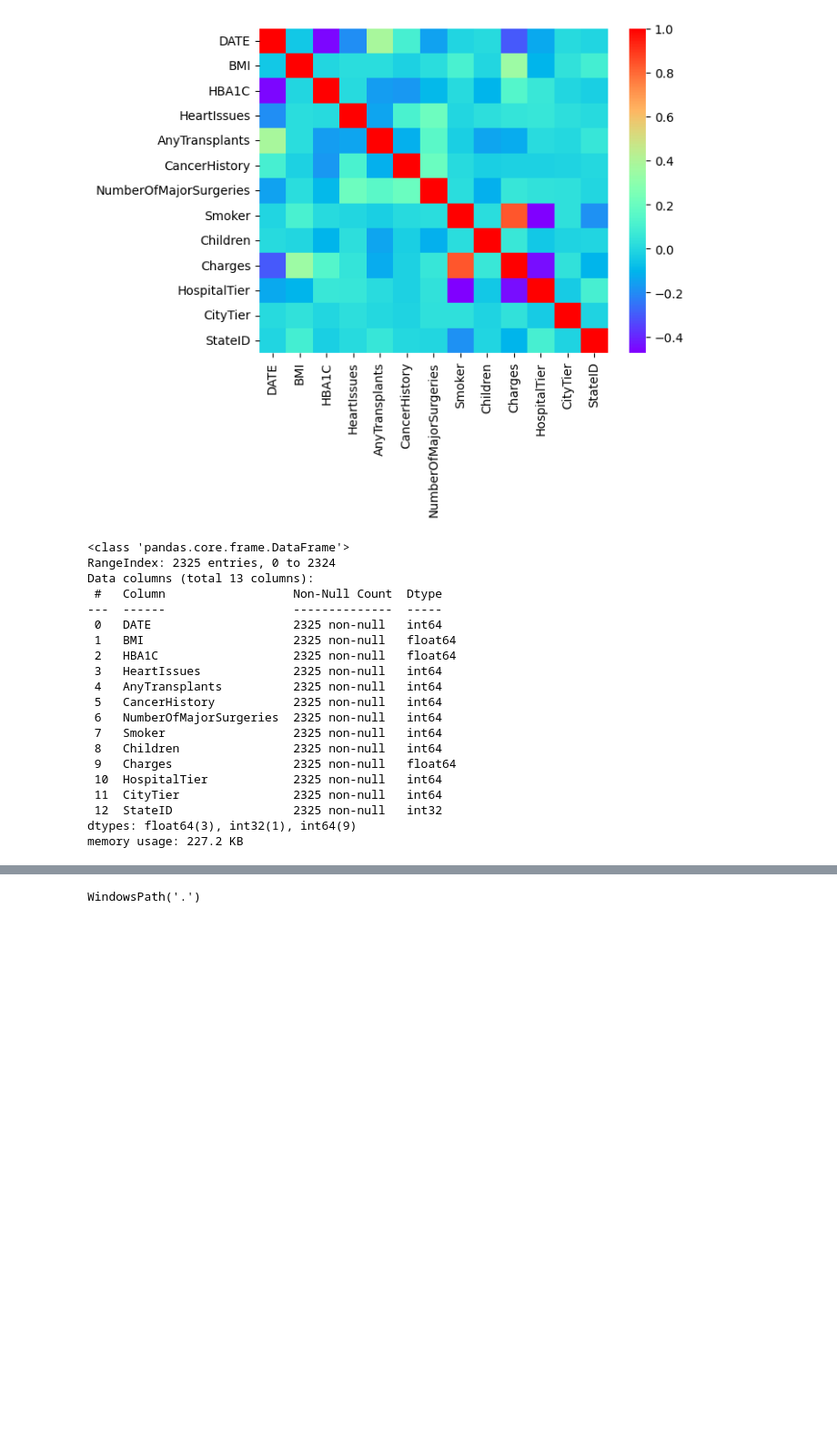
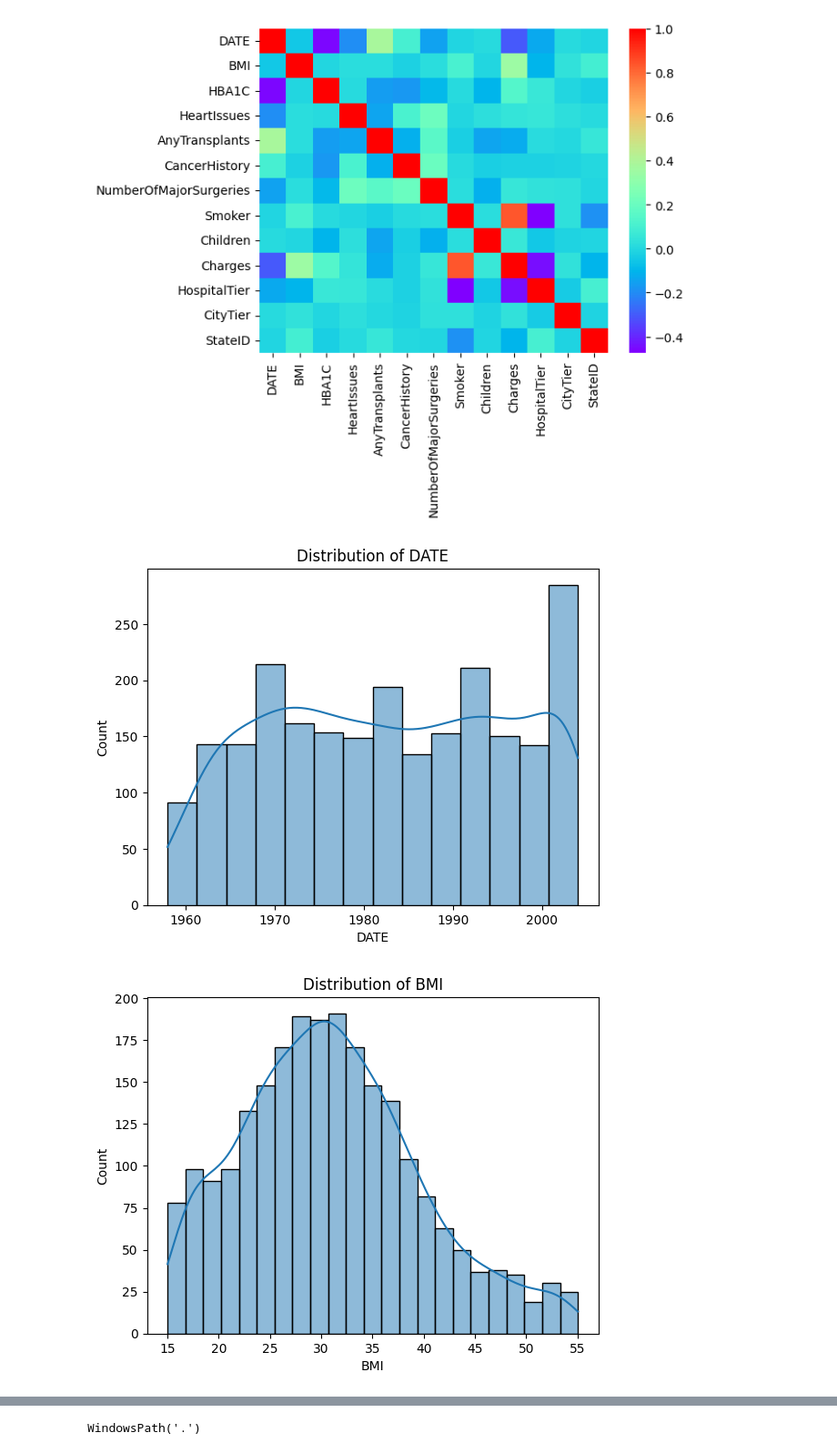
Before and after one commit to Som-III/DataScience_Project, a Jupyter notebook: research/test.ipynb, the cells around one changed output, grey strips where cells are left out. Shown at 91% size. Saved outputs shown, nothing was run; the diff lists cells and outputs as text; code cells hidden in the pictures; blank space fills up the shorter version.

```diff
--- a/research/test.ipynb
+++ b/research/test.ipynb
@@ -58,9 +61,9 @@ df.Smoker.unique()
 # %% [output]
 array(['yes', 'No'], dtype=object)
 # %%
-df['Smoker'] = df['Smoker'].map({'No': 0, 'yes': 1})
+#df['Smoker'] = df['Smoker'].map({'No': 0, 'yes': 1})
 # %%
-df['StateID'] = df['StateID'].str.lstrip('R').astype(int)
+###df['StateID'] = df['StateID'].str.lstrip('R').astype(int)
 df.head()
 # %% [output]
 |  | DATE | BMI | HBA1C | HeartIssues | AnyTransplants | CancerHistory | NumberOfMajorSurgeries | Smoker | ... |
@@ -70,11 +73,11 @@ df.head()
 | 3 | 19/6/1989 | 35.530 | 5.45 | No | No | No | 0 | yes | ... |
 | 4 | 4/8/1962 | 32.800 | 6.59 | No | No | No | 0 | yes | ... |
 # %%
-hospital_tier_mapping = {'tier - 1': 1, 'tier - 2': 2, 'tier - 3': 3}
-city_tier_mapping = {'tier - 1': 1, 'tier - 2': 2, 'tier - 3': 3}
-df['HospitalTier'] = df['HospitalTier'].map(hospital_tier_mapping)
-df['CityTier'] = df['CityTier'].map(city_tier_mapping)
-df.head()
+#hospital_tier_mapping = {'tier - 1': 1, 'tier - 2': 2, 'tier - 3': 3}
+#city_tier_mapping = {'tier - 1': 1, 'tier - 2': 2, 'tier - 3': 3}
+#df['HospitalTier'] = df['HospitalTier'].map(hospital_tier_mapping)
+#df['CityTier'] = df['CityTier'].map(city_tier_mapping)
+#df.head()
 # %% [output]
 |  | DATE | BMI | HBA1C | HeartIssues | AnyTransplants | CancerHistory | NumberOfMajorSurgeries | Smoker | ... |
 | 0 | 12/10/1968 | 47.410 | 7.47 | No | No | No | 0 | yes | ... |
@@ -83,4 +86,4 @@ df.head()
 | 3 | 19/6/1989 | 35.530 | 5.45 | No | No | No | 0 | yes | ... |
 | 4 | 4/8/1962 | 32.800 | 6.59 | No | No | No | 0 | yes | ... |
 # %%
-df['DATE'] = df['DATE'].apply(lambda x: int(x.split('/')[2]))
+#df['DATE'] = df['DATE'].apply(lambda x: int(x.split('/')[2]))
@@ -98,26 +101,11 @@ sns.heatmap(df.corr(), cmap='rainbow')
 # %% [output]
 <Axes: >
 [figure]
-# %%
-df.info()
-# %% [output]
-<class 'pandas.core.frame.DataFrame'>
-RangeIndex: 2325 entries, 0 to 2324
-Data columns (total 13 columns):
- #   Column                  Non-Null Count  Dtype
----  ------                  --------------  -----
- 0   DATE                    2325 non-null   int64
- 1   BMI                     2325 non-null   float64
- 2   HBA1C                   2325 non-null   float64
- 3   HeartIssues             2325 non-null   int64
- 4   AnyTransplants          2325 non-null   int64
- 5   CancerHistory           2325 non-null   int64
- 6   NumberOfMajorSurgeries  2325 non-null   int64
- 7   Smoker                  2325 non-null   int64
- 8   Children                2325 non-null   int64
- 9   Charges                 2325 non-null   float64
- 10  HospitalTier            2325 non-null   int64
- 11  CityTier                2325 non-null   int64
- 12  StateID                 2325 non-null   int32
-dtypes: float64(3), int32(1), int64(9)
-memory usage: 227.2 KB
+# %%
+for column in df.columns:
+    sns.histplot(df[column], kde=True)
+    plt.title(f'Distribution of {column}')
+    plt.show()
+# %% [output]
+[figure, added]
+[figure, added]
```
Also changed, not shown: parts of 10 cells of this notebook, 9 other files.
